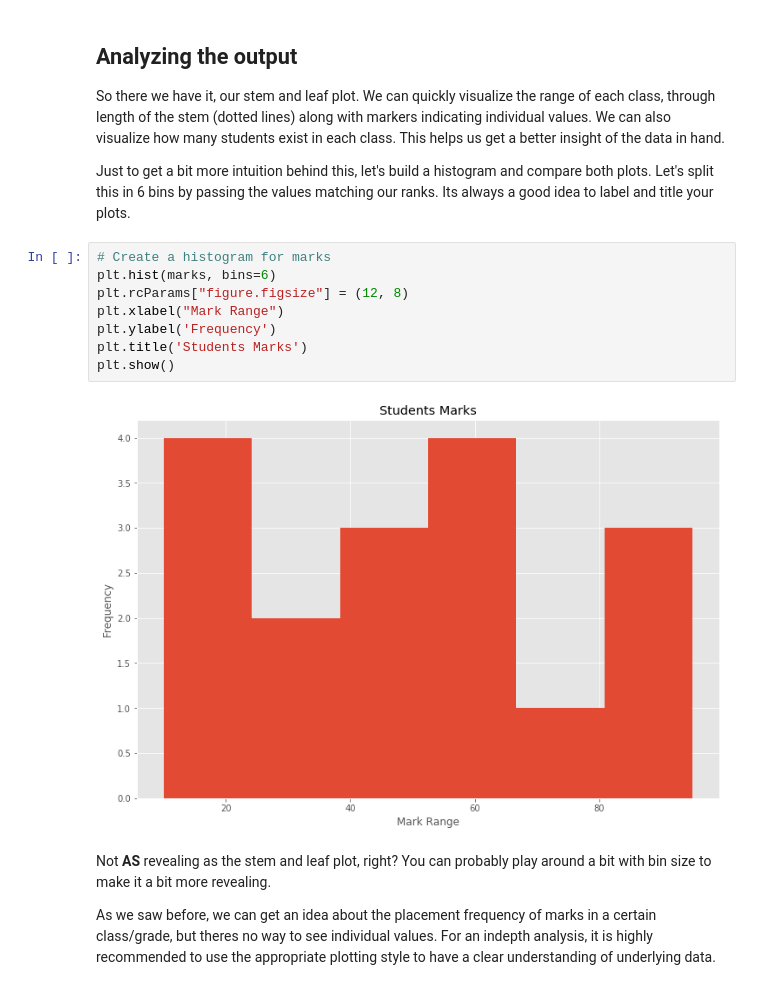
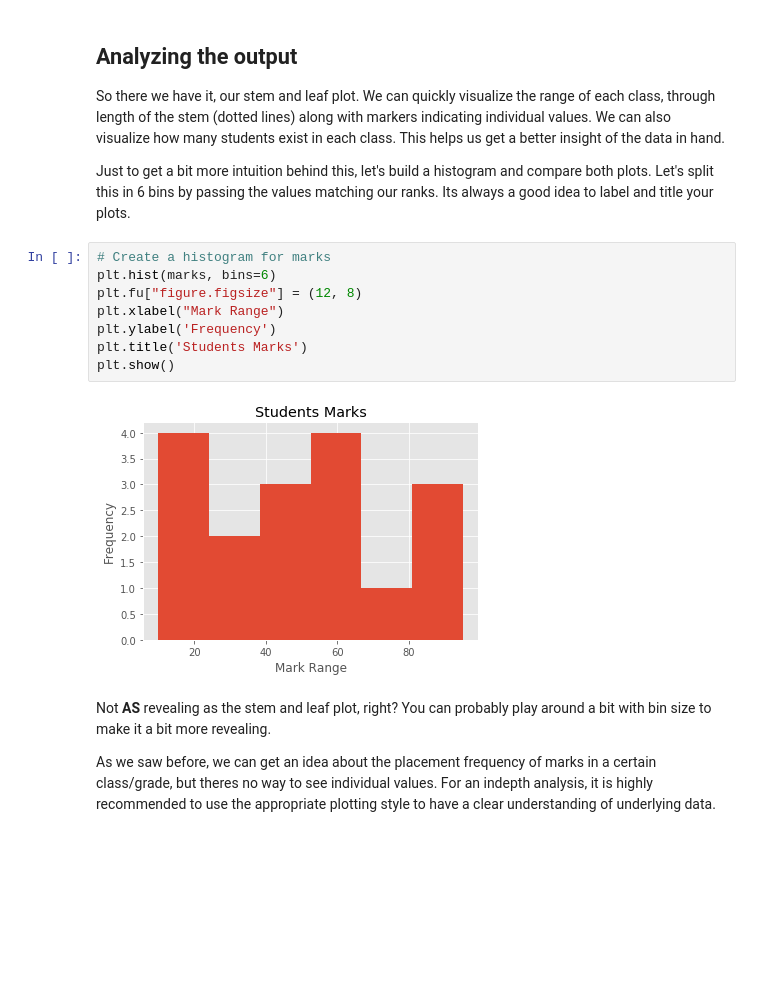
Before and after one commit to rvent/dsc-0-09-05-statistical-distribution-stemleaf-plot-lab-nyc-ds-career-012819, a Jupyter notebook: index.ipynb, the cells around one changed output. Cells and saved outputs as stored; diff of their text form; blank space fills up the shorter version.

```diff
--- a/index.ipynb
+++ b/index.ipynb
@@ -140,13 +126,13 @@ Just to get a bit more intuition behind this, let's build a histogram and compar
 # %%
 # Create a histogram for marks
 plt.hist(marks, bins=6)
-plt.rcParams["figure.figsize"] = (12, 8)
+plt.fu["figure.figsize"] = (12, 8)
 plt.xlabel("Mark Range")
 plt.ylabel('Frequency')
 plt.title('Students Marks')
 plt.show()
 # %% [output]
-[figure, old version]
+[figure, new version]
 # %% [markdown]
 Not **AS** revealing as the stem and leaf plot, right? You can probably play around a bit with bin size to make it a bit more revealing.
 
```
Also changed, not shown: parts of 1 cell of this notebook.
